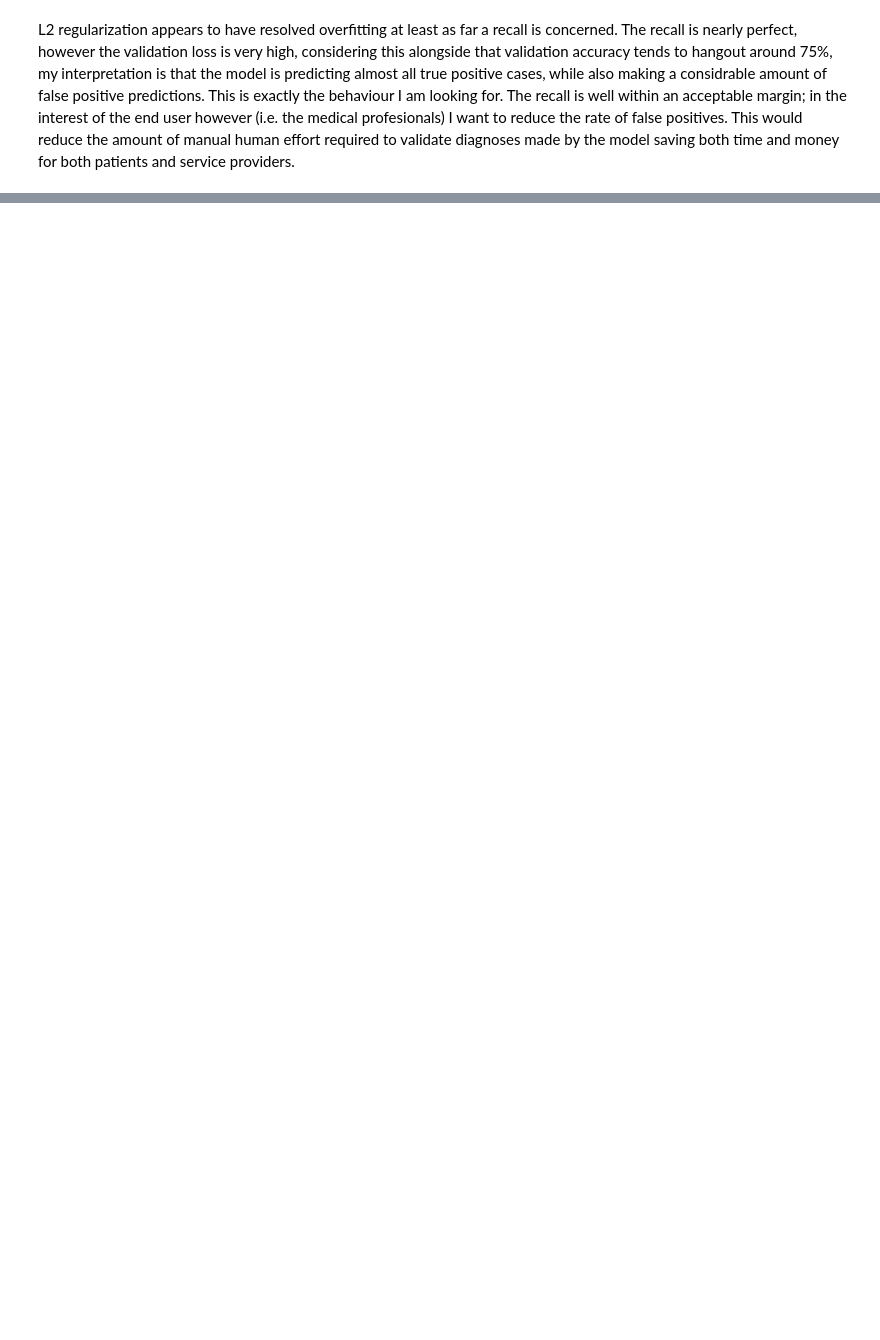
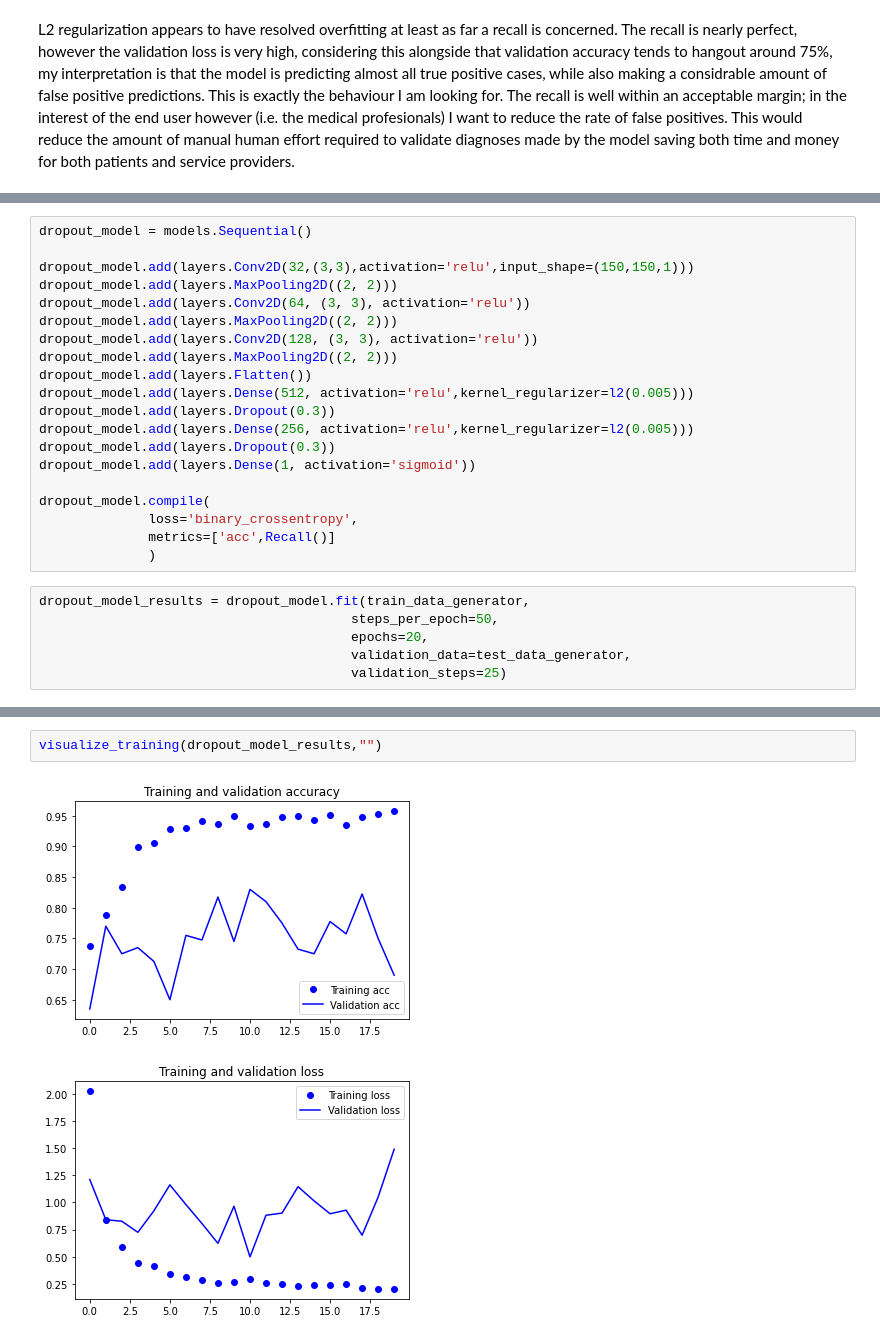
Before and after one commit to Zeth-Abney/Flatiron-school, a Jupyter notebook: phase-4/PROJECT-2/modeling.ipynb, the cells around one changed output, grey strips where cells are left out. Saved outputs shown, nothing was run; the diff lists cells and outputs as text; blank space fills up the shorter version.

```diff
--- a/phase-4/PROJECT-2/modeling.ipynb
+++ b/phase-4/PROJECT-2/modeling.ipynb
@@ -313,0 +322,26 @@ L2 regularization appears to have resolved overfitting at least as far a recall
+# %%
+dropout_model = models.Sequential()
+
+dropout_model.add(layers.Conv2D(32,(3,3),activation='relu',input_shape=(150,150,1)))
+dropout_model.add(layers.MaxPooling2D((2, 2)))
+dropout_model.add(layers.Conv2D(64, (3, 3), activation='relu'))
+dropout_model.add(layers.MaxPooling2D((2, 2)))
+dropout_model.add(layers.Conv2D(128, (3, 3), activation='relu'))
+dropout_model.add(layers.MaxPooling2D((2, 2)))
+dropout_model.add(layers.Flatten())
+dropout_model.add(layers.Dense(512, activation='relu',kernel_regularizer=l2(0.005)))
+dropout_model.add(layers.Dropout(0.3))
+dropout_model.add(layers.Dense(256, activation='relu',kernel_regularizer=l2(0.005)))
+dropout_model.add(layers.Dropout(0.3))
+dropout_model.add(layers.Dense(1, activation='sigmoid'))
+
+dropout_model.compile(
+              loss='binary_crossentropy',
+              metrics=['acc',Recall()]
+              )
+# %%
+dropout_model_results = dropout_model.fit(train_data_generator,
+                                        steps_per_epoch=50,
+                                        epochs=20,
+                                        validation_data=test_data_generator,
+                                        validation_steps=25)
@@ -313,0 +366,5 @@ L2 regularization appears to have resolved overfitting at least as far a recall
+# %%
+visualize_training(dropout_model_results,"")
+# %% [output]
+[figure, added]
+[figure, added]
```
Also changed, not shown: parts of 21 cells of this notebook.
